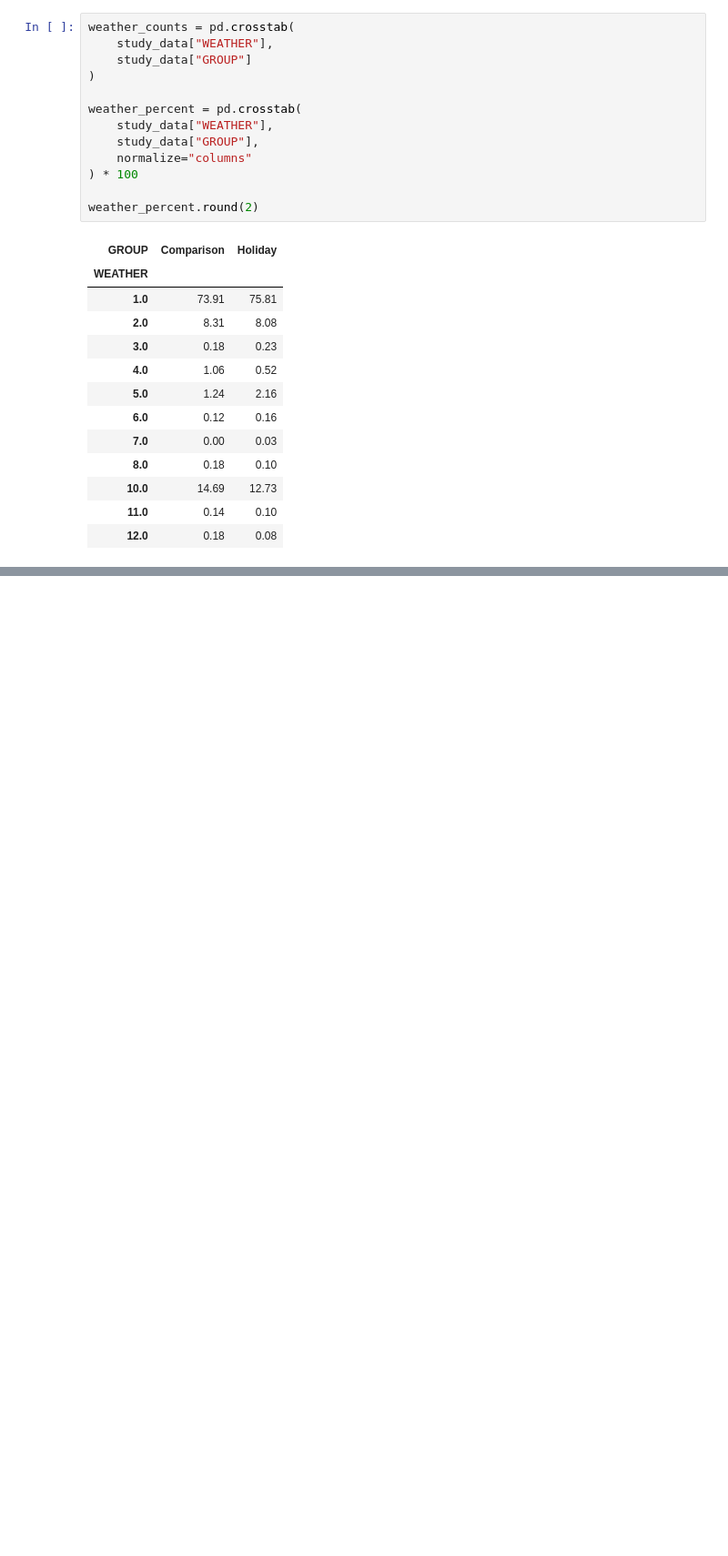
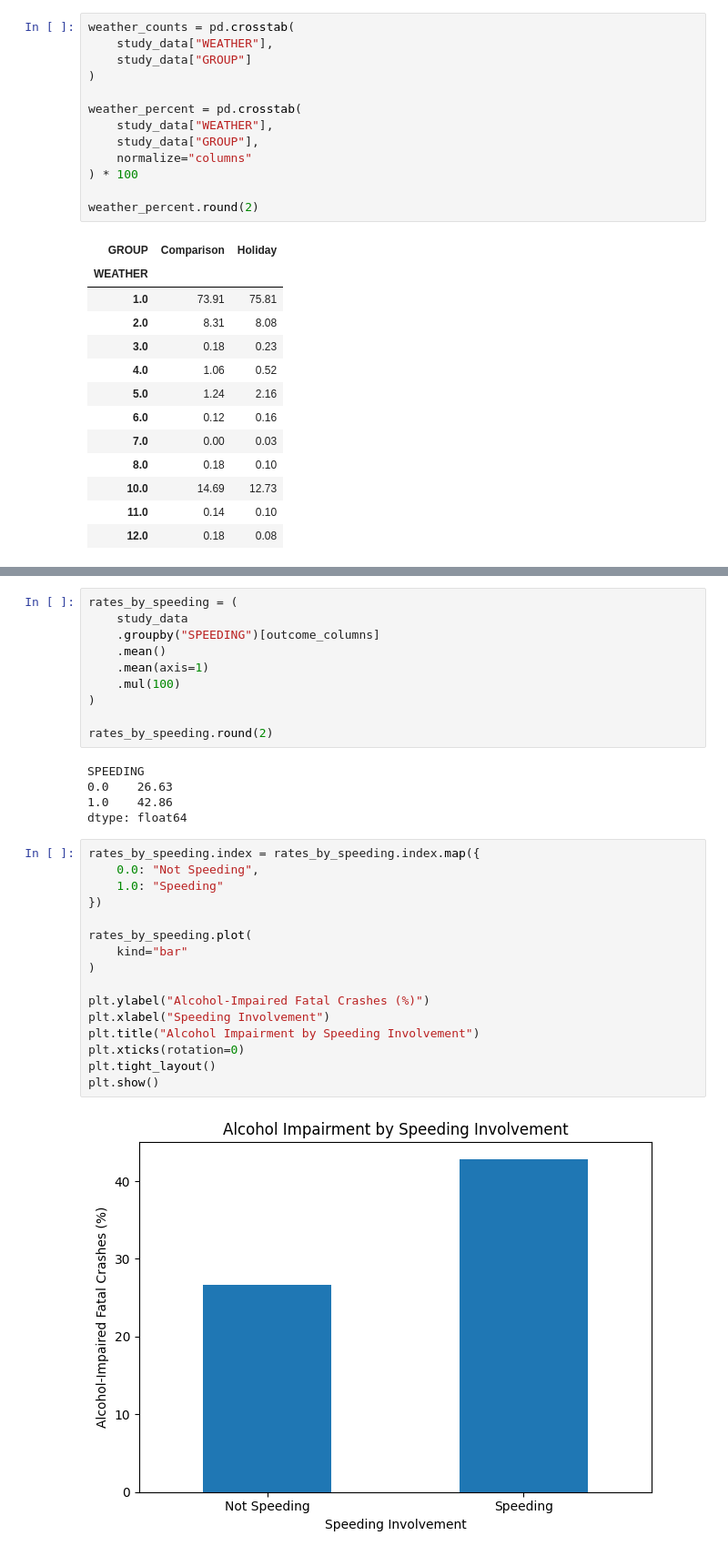
Before and after one commit to Prashriya/DS-325-Final-Project, a Jupyter notebook: FinalProject.ipynb, the cells around one changed output, grey strips where cells are left out. Shown at 91% size. Cells and saved outputs as stored; diff of their text form; blank space fills up the shorter version.

```diff
--- a/FinalProject.ipynb
+++ b/FinalProject.ipynb
@@ -509,0 +766,33 @@ weather_percent.round(2)
+# %%
+rates_by_speeding = (
+    study_data
+    .groupby("SPEEDING")[outcome_columns]
+    .mean()
+    .mean(axis=1)
+    .mul(100)
+)
+
+rates_by_speeding.round(2)
+# %% [output]
+SPEEDING
+0.0    26.63
+1.0    42.86
+dtype: float64
+# %%
+rates_by_speeding.index = rates_by_speeding.index.map({
+    0.0: "Not Speeding",
+    1.0: "Speeding"
+})
+
+rates_by_speeding.plot(
+    kind="bar"
+)
+
+plt.ylabel("Alcohol-Impaired Fatal Crashes (%)")
+plt.xlabel("Speeding Involvement")
+plt.title("Alcohol Impairment by Speeding Involvement")
+plt.xticks(rotation=0)
+plt.tight_layout()
+plt.show()
+# %% [output]
+[figure, added]
```
Also changed, not shown: parts of 15 cells of this notebook.
